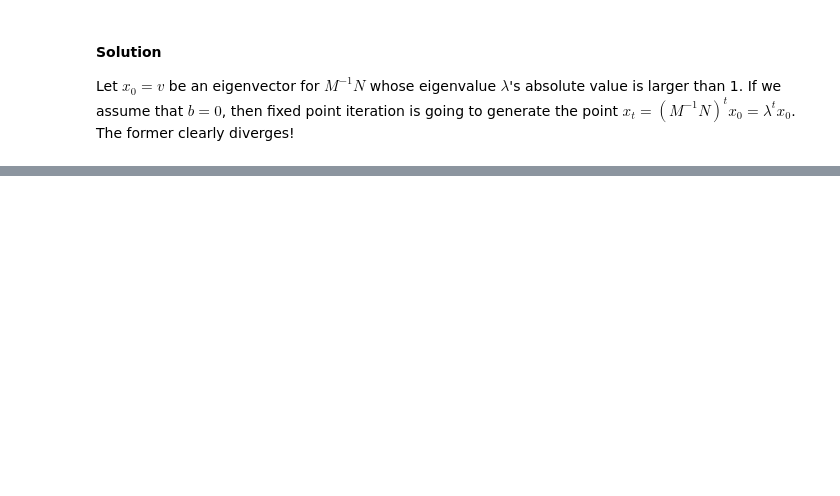
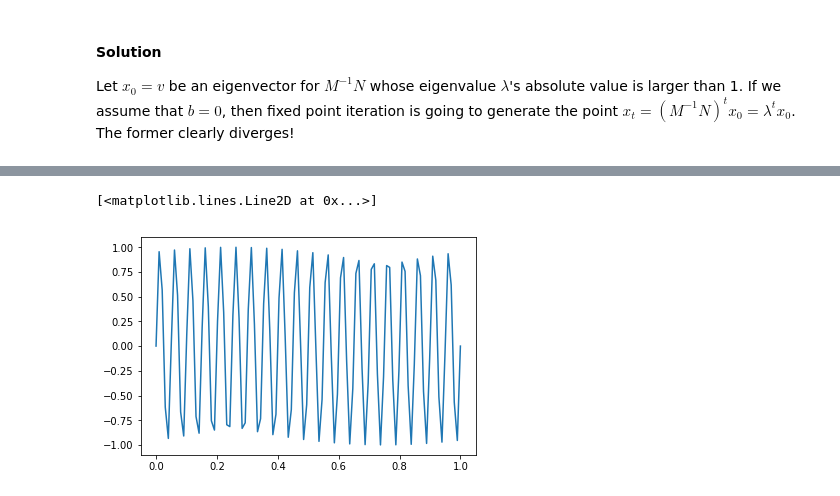
Before and after one commit to cs4540-f18/cs4540-f18.github.io, a Jupyter notebook: lectures/cs4540-f18-lecture14_linear-systems.ipynb, the cells around one changed output, grey strips where cells are left out. Drawn from its saved outputs; the diff is of its cells as text; code cells hidden in the pictures; blank space fills up the shorter version.

```diff
--- a/lectures/cs4540-f18-lecture14_linear-systems.ipynb
+++ b/lectures/cs4540-f18-lecture14_linear-systems.ipynb
@@ -182,0 +185,9 @@ which implies that the error term is always shrinking at a geometric rate!
+# %%
+def poisson_matrix(n):
+    # step size
+    h = 1 / (n+1);
+    # tridiagonal matrix
+    result  = -2 * np.eye(n);
+    result += np.diag(np.ones(n-1), -1);
+    result += np.diag(np.ones(n-1), +1);
+    return result / h**2;
@@ -182,0 +212,12 @@ which implies that the error term is always shrinking at a geometric rate!
+# %%
+n = 100
+A = poisson_matrix(n);
+
+# sinusoidal error
+k = 20;
+x = np.linspace(0, 1, n);
+u0 = np.sin(2*np.pi*x * k)
+plt.plot(x,u0)
+# %% [output]
+[<matplotlib.lines.Line2D at 0x...>]
+[figure, added]
```
Also changed, not shown: parts of 16 cells of this notebook.
